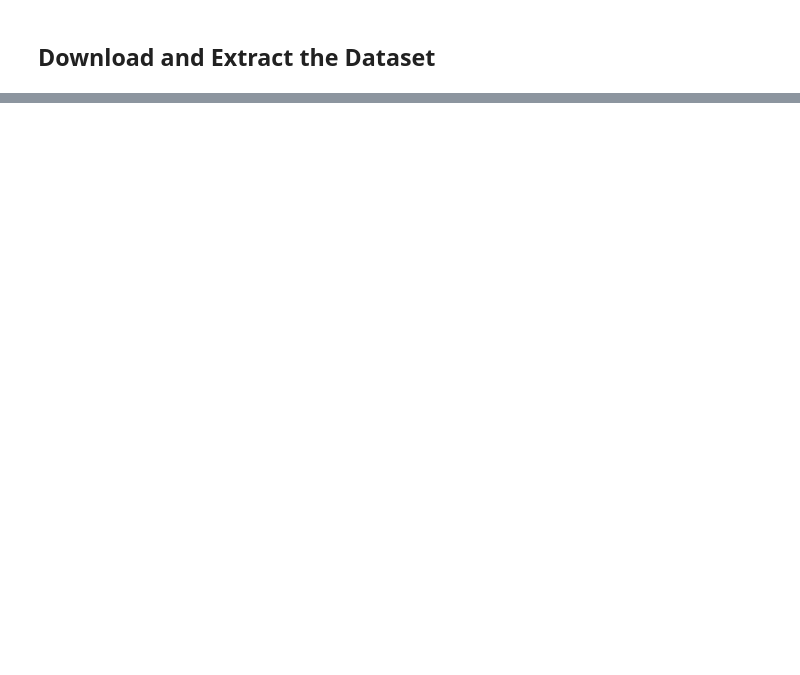
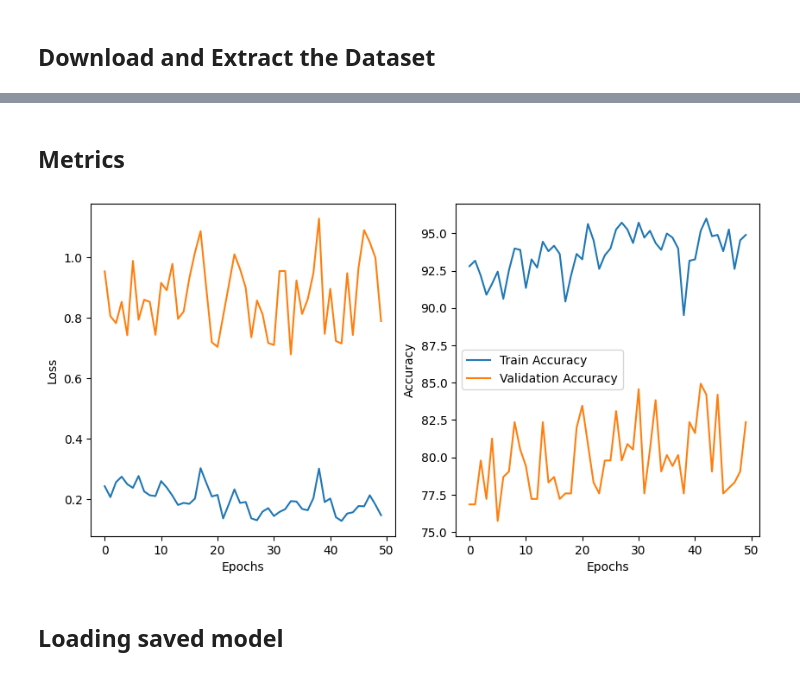
Before and after one commit to Jaiaaryan/CV_using_DL, a Jupyter notebook: 4_CNN_for_classification.ipynb, the cells around one changed output, grey strips where cells are left out. Cells and saved outputs as stored; diff of their text form; code cells hidden in the pictures; blank space fills up the shorter version.

```diff
--- a/4_CNN_for_classification.ipynb
+++ b/4_CNN_for_classification.ipynb
@@ -53,0 +360,24 @@ set_seed()
+# %%
+def validation(model, val_loader):
+    model.eval()
+    model.to(DEVICE)
+
+    running_loss = 0
+    correct_predictions = 0
+    total_val_samples = 0
+
+    for images, labels in tqdm(val_loader, desc="Validation"):
+        images, labels = images.to(DEVICE), labels.to(DEVICE)
+
+        with torch.no_grad():
+            outputs = model(images)
+
+        loss = F.cross_entropy(outputs, labels)
+        running_loss += loss.item()
+        value, predicted_index = torch.max(outputs.data, dim= 1)
+        total_val_samples += labels.shape[0]
+        correct_predictions += (predicted_index == labels).sum().item()
+
+    val_avg_loss = running_loss/len(val_loader)
+    val_accuracy = 100 * correct_predictions/ total_val_samples
+    return val_avg_loss, val_accuracy
@@ -53,0 +417,2 @@ set_seed()
+# %%
+train_losses, train_accuracies, val_losses, val_accuracies = main(cnn, train_loader, val_loader)
@@ -53,0 +437,21 @@ set_seed()
+# %% [markdown]
+## Metrics
+# %%
+plt.figure(figsize=(10,5))
+plt.subplot(1,2,1)
+plt.plot(train_losses, label="Train Loss")
+plt.plot(val_losses, label="Validation Loss")
+plt.xlabel("Epochs")
+plt.ylabel("Loss")
+
+plt.subplot(1,2,2)
+plt.plot(train_accuracies, label="Train Accuracy")
+plt.plot(val_accuracies, label="Validation Accuracy")
+plt.xlabel("Epochs")
+plt.ylabel("Accuracy")
+plt.legend()
+plt.show()
+# %% [output]
+[figure, added]
+# %% [markdown]
+## Loading saved model
```
Also changed, not shown: parts of 34 cells of this notebook, 2 other files.
